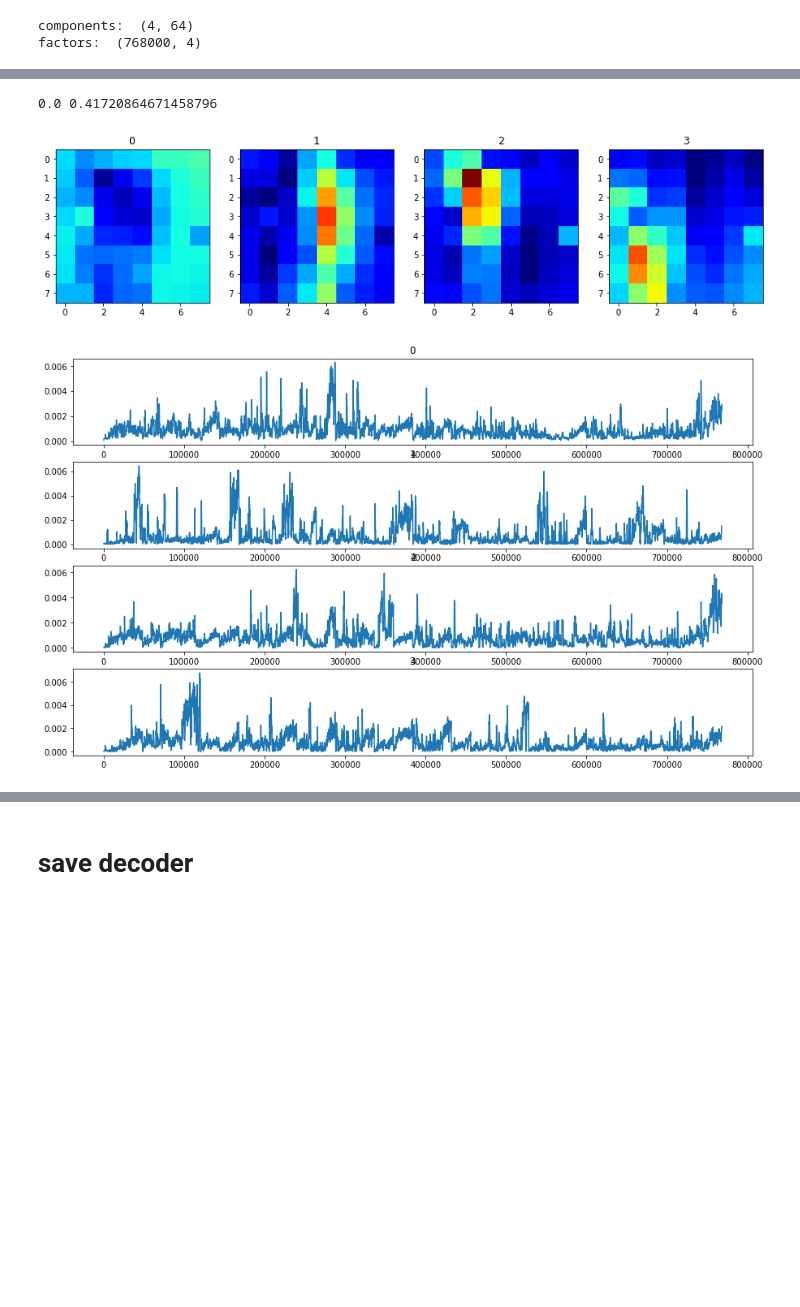
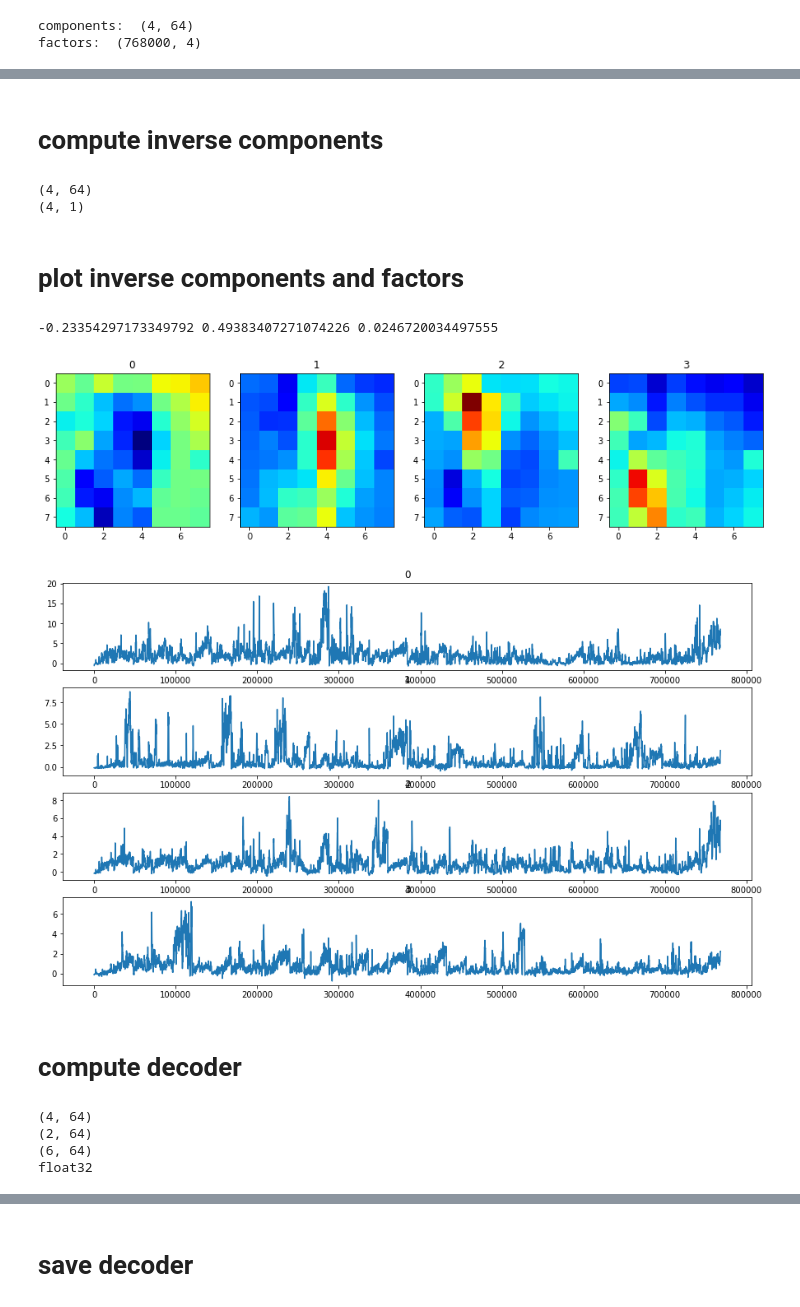
Before and after one commit to spewil/kyberphysics, a Jupyter notebook: notebooks/mappings.ipynb, the cells around one changed output, grey strips where cells are left out. Cells and saved outputs as stored; diff of their text form; code cells hidden in the pictures; blank space fills up the shorter version.

```diff
--- a/notebooks/mappings.ipynb
+++ b/notebooks/mappings.ipynb
@@ -529,11 +395,7 @@ transformation x components = data
 # %%
-num_nmf_components = 5
+num_nmf_components = 4
 nmf_model = NMF(n_components=num_nmf_components, max_iter=500, l1_ratio=0.9, regularization="transformation", random_state=0)
 nmf_model.fit(filtered_calibration_data)
-nmf_components = nmf_model.components_
-factors = nmf_model.transform(filtered_calibration_data)
-print("components: ", nmf_components.shape)
-print("factors: ", factors.shape)
 # %% [output]
 components:  (4, 64)
 factors:  (768000, 4)
@@ -551,10 +414,0 @@ print(normalized_factors.shape)
-# %%
-fig, axes = plt.subplots(1,2)
-
-# mode covariance
-axes[0].imshow(normalized_nmf_components@normalized_nmf_components.T,vmin=0,vmax=1,cmap="jet")
-
-# factor covariance
-c = normalized_factors.T@normalized_factors
-print(c.min(),c.max())
-axes[1].imshow(c,vmin=0,vmax=1,cmap="jet")
@@ -565,7 +417,12 @@ axes[1].imshow(c,vmin=0,vmax=1,cmap="jet")
 # %%
 fig, axes = plt.subplots(1,num_nmf_components)
 for i, (ax, c) in enumerate(zip(axes,normalized_nmf_components)):
-    ax.imshow(c.reshape(8,8),vmin=0,vmax=1,cmap="jet")
+    ax.imshow(c.reshape(8,8),vmin=0,vmax=np.max(normalized_nmf_components),cmap="jet")
     ax.set_title(i)
 print(np.min(normalized_nmf_components),np.max(normalized_nmf_components))
+
+fig, axes = plt.subplots(num_nmf_components,1)
+for i, (ax, c) in enumerate(zip(axes,factors.T)):
+    ax.plot(c)
+    ax.set_title(i)
 # %% [output]
@@ -574,15 +432,31 @@ print(np.min(normalized_nmf_components),np.max(normalized_nmf_components))
+# %% [markdown]
+# compute inverse components
+# %%
+inv_components = np.linalg.pinv(normalized_nmf_components).T
+print(inv_components.shape)
+inv_norms = np.linalg.norm(inv_components,axis=1).reshape(num_nmf_components,1)
+print(inv_norms.shape)
+normalized_inv_components = np.divide(inv_components, inv_norms)
+# %% [output]
+(4, 64)
+(4, 1)
+# %% [markdown]
+# plot inverse components and factors
 # %%
 fig, axes = plt.subplots(1,num_nmf_components)
-for i, (ax, c) in enumerate(zip(axes,normalized_nmf_components)):
-    ax.imshow(c.reshape(8,8),vmin=0,vmax=np.max(normalized_nmf_components),cmap="jet")
+for i, (ax, c) in enumerate(zip(axes,normalized_inv_components)):
+    ax.imshow(c.reshape(8,8),vmin=np.min(normalized_inv_components),vmax=np.max(normalized_inv_components),cmap="jet")
     ax.set_title(i)
-print(np.min(normalized_nmf_components),np.max(normalized_nmf_components))
+print(np.min(normalized_inv_components),np.max(normalized_inv_components), np.mean(normalized_inv_components))
 
+inverse_factors = np.dot(inv_components, offset_calibration_data.T)
 fig, axes = plt.subplots(num_nmf_components,1)
-for i, (ax, c) in enumerate(zip(axes,normalized_factors.T)):
+for i, (ax, c) in enumerate(zip(axes,inverse_factors)):
     ax.plot(c)
     ax.set_title(i)
 # %% [output]
-0.0 0.41720864671458796
+-0.23354297173349792 0.49383407271074226 0.0246720034497555
-[figure, old version]
+[figure, new version]
-[figure, old version]
+[figure, new version]
+# %% [markdown]
+# compute decoder
@@ -588,0 +465,20 @@ for i, (ax, c) in enumerate(zip(axes,normalized_factors.T)):
+# %%
+# make decoder (right,left,down,up)
+decoder = np.array(normalized_inv_components[component_idxs],dtype=np.float32)
+print(decoder.shape)
+
+# convert to 2D (subtract right-left up-down)
+convert_to_2d = np.array([[1,-1,0,0],[0,0,-1,1]])
+two_dim_decoder = np.dot(convert_to_2d, decoder)
+print(two_dim_decoder.shape)
+
+# save decoder
+# subject_metadata_folder = utils.get_subject_folder(experiment=experiment, subject=subject)
+six_dim_decoder = np.array(np.vstack([np.zeros(shape=(4,64)), two_dim_decoder]),dtype=np.float32)
+print(six_dim_decoder.shape)
+print(six_dim_decoder.dtype)
+# %% [output]
+(4, 64)
+(2, 64)
+(6, 64)
+float32
```
Also changed, not shown: parts of 52 cells of this notebook, 11 other files.
